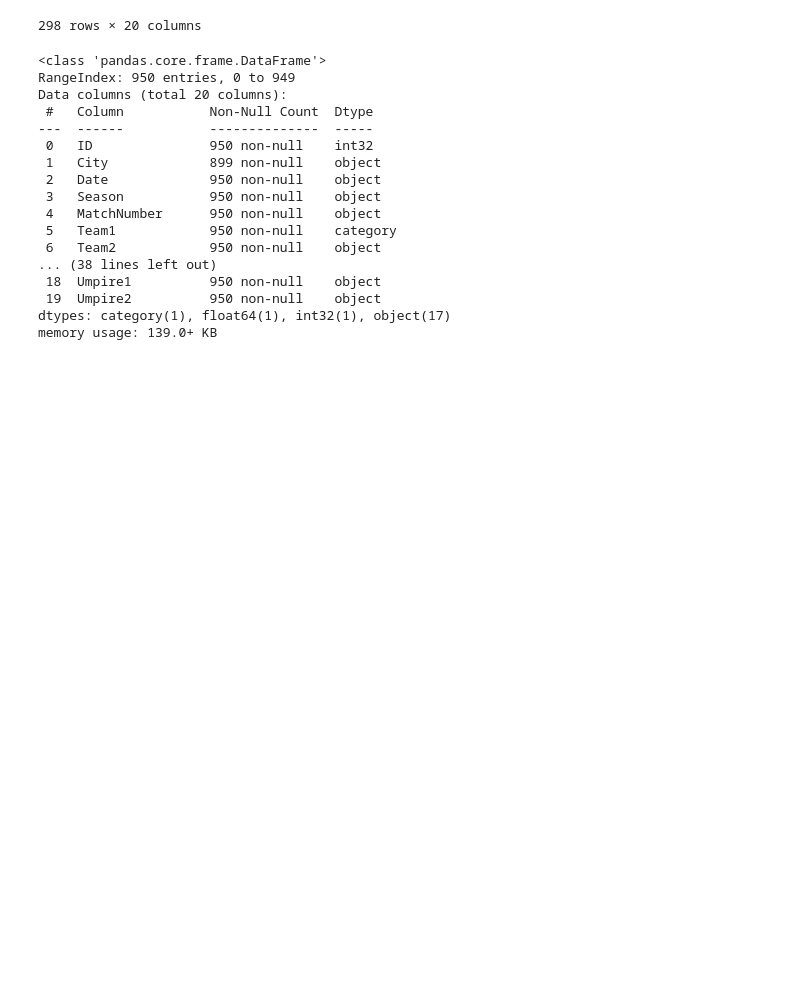
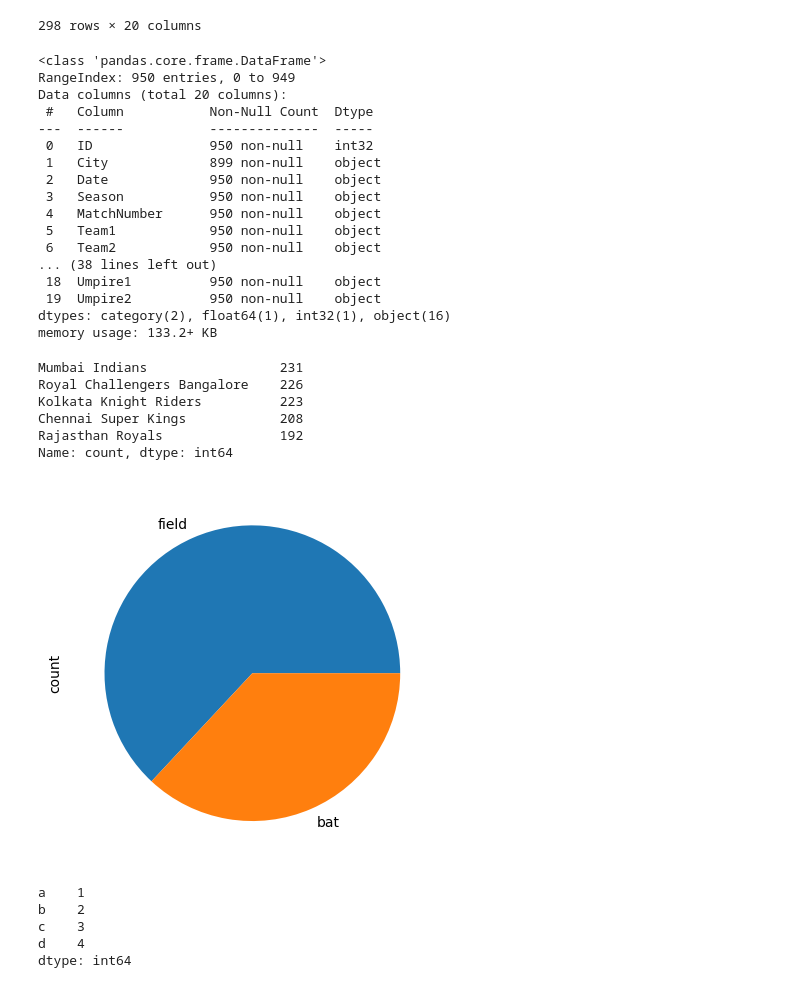
Before and after one commit to shreya918-git/machinelearning, a Jupyter notebook: pandas/dataframe.ipynb, the cells around one changed output. Cells and saved outputs as stored; diff of their text form; code cells hidden in the pictures; blank space fills up the shorter version.

```diff
--- a/pandas/dataframe.ipynb
+++ b/pandas/dataframe.ipynb
@@ -197,6 +197,7 @@ movies
 ipl["ID"]=ipl["ID"].astype("int32")
 ipl.info()
 ipl["Team1"]=ipl["Team1"].astype("category")
+ipl["Team2"]=ipl["Team2"].astype("category")
 ipl.info()
 # %% [output]
 <class 'pandas.core.frame.DataFrame'>
@@ -209,10 +210,34 @@ Data columns (total 20 columns):
  2   Date             950 non-null    object
  3   Season           950 non-null    object
  4   MatchNumber      950 non-null    object
- 5   Team1            950 non-null    category
+ 5   Team1            950 non-null    object
  6   Team2            950 non-null    object
 ... (38 lines left out)
  18  Umpire1          950 non-null    object
  19  Umpire2          950 non-null    object
-dtypes: category(1), float64(1), int32(1), object(17)
-memory usage: 139.0+ KB
+dtypes: category(2), float64(1), int32(1), object(16)
+memory usage: 133.2+ KB
+# %%
+ipl=pd.read_csv("ipl-matches.csv")
+ipl[~ipl["MatchNumber"].str.isdigit()]["Player_of_Match"].value_counts() #use str for string operations
+ipl["TossDecision"].value_counts().plot(kind="pie")
+(ipl["Team1"].value_counts()+ipl["Team2"].value_counts()).sort_values(ascending=False).head(5)
+# %% [output]
+Mumbai Indians                 231
+Royal Challengers Bangalore    226
+Kolkata Knight Riders          223
+Chennai Super Kings            208
+Rajasthan Royals               192
+Name: count, dtype: int64
+[figure, added]
+# %%
+index=["a","b","c","d"]
+series=pd.Series([1,2,3,4],index=index)
+series.sort_values()
+series.sort_index()
+# %% [output]
+a    1
+b    2
+c    3
+d    4
+dtype: int64
```
Also changed, not shown: parts of 5 cells of this notebook, 1 other file.
